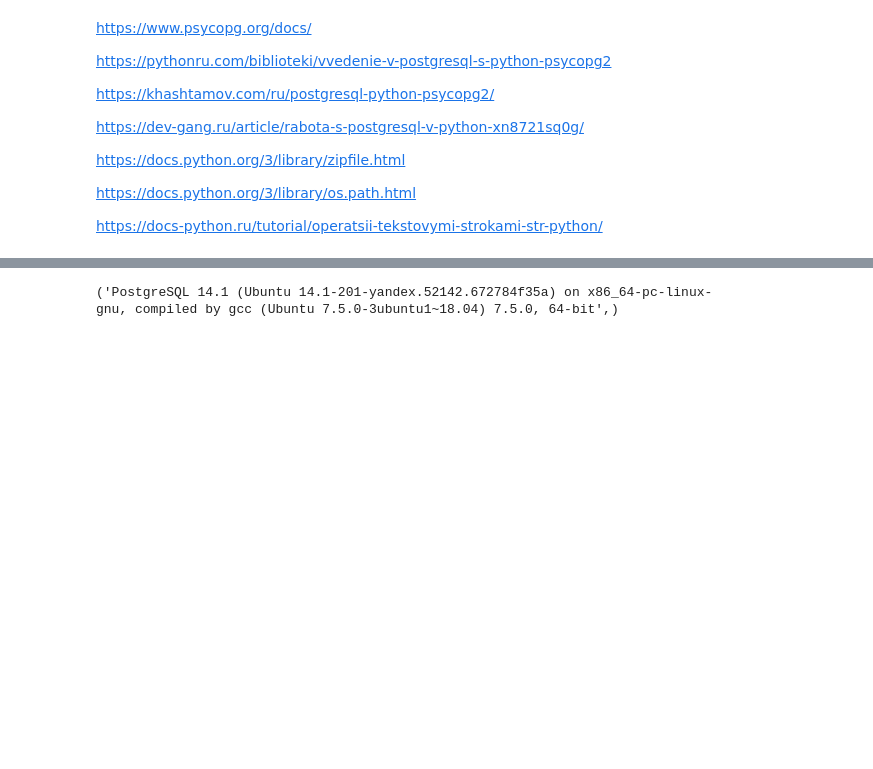
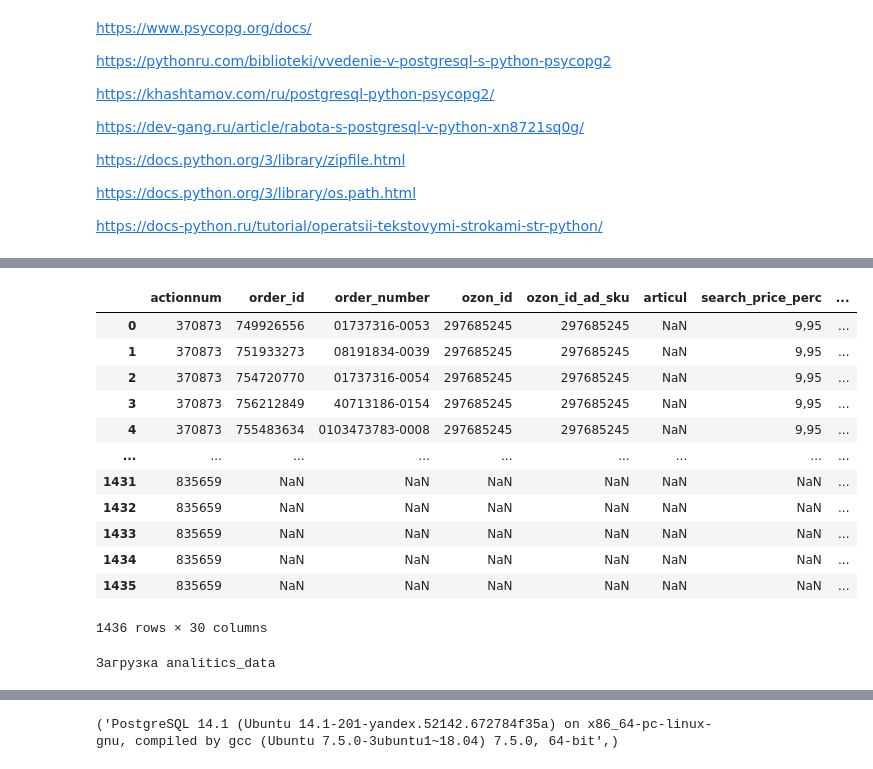
Before and after one commit to FED32/ozon_perf_parser, a Jupyter notebook: Files_processing.ipynb, the cells around one changed output, grey strips where cells are left out. Saved outputs shown, nothing was run; the diff lists cells and outputs as text; code cells hidden in the pictures; blank space fills up the shorter version.

```diff
--- a/Files_processing.ipynb
+++ b/Files_processing.ipynb
@@ -25,0 +306,20 @@ from Ozon_performance_class import Ozon_performance
+# %%
+dataset
+# %% [output]
+|  | actionnum | order_id | order_number | ozon_id | ozon_id_ad_sku | articul | search_price_perc | ... |
+| 0 | 370873 | 749926556 | 01737316-0053 | 297685245 | 297685245 | NaN | 9,95 | ... |
+| 1 | 370873 | 751933273 | 08191834-0039 | 297685245 | 297685245 | NaN | 9,95 | ... |
+| 2 | 370873 | 754720770 | 01737316-0054 | 297685245 | 297685245 | NaN | 9,95 | ... |
+| 3 | 370873 | 756212849 | 40713186-0154 | 297685245 | 297685245 | NaN | 9,95 | ... |
+| 4 | 370873 | 755483634 | 0103473783-0008 | 297685245 | 297685245 | NaN | 9,95 | ... |
+| ... | ... | ... | ... | ... | ... | ... | ... | ... |
+| 1431 | 835659 | NaN | NaN | NaN | NaN | NaN | NaN | ... |
+| 1432 | 835659 | NaN | NaN | NaN | NaN | NaN | NaN | ... |
+| 1433 | 835659 | NaN | NaN | NaN | NaN | NaN | NaN | ... |
+| 1434 | 835659 | NaN | NaN | NaN | NaN | NaN | NaN | ... |
+| 1435 | 835659 | NaN | NaN | NaN | NaN | NaN | NaN | ... |
+1436 rows × 30 columns
+# %%
+working.get_analitics_data()
+# %% [output]
+Загрузка analitics_data
```
Also changed, not shown: parts of 55 cells of this notebook.
